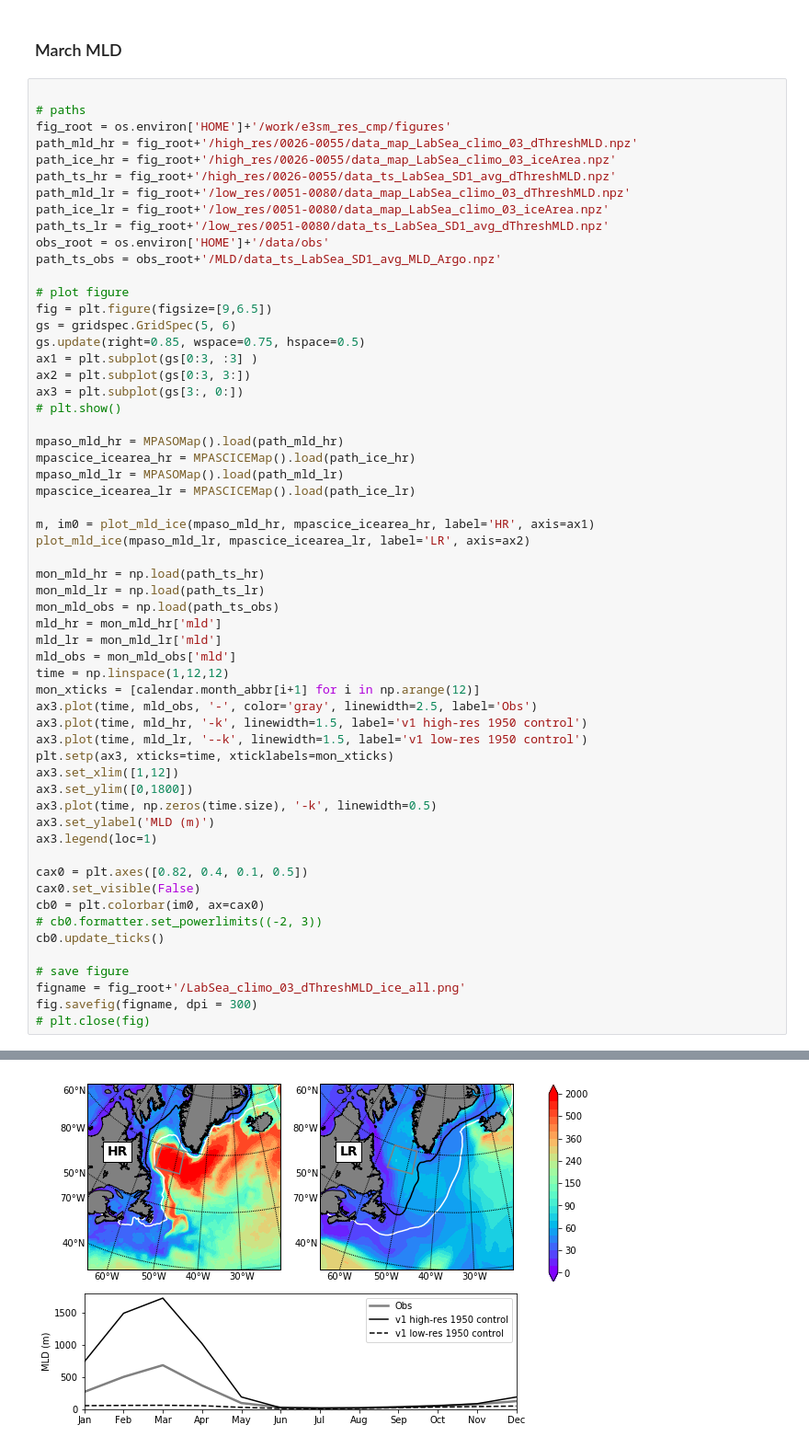
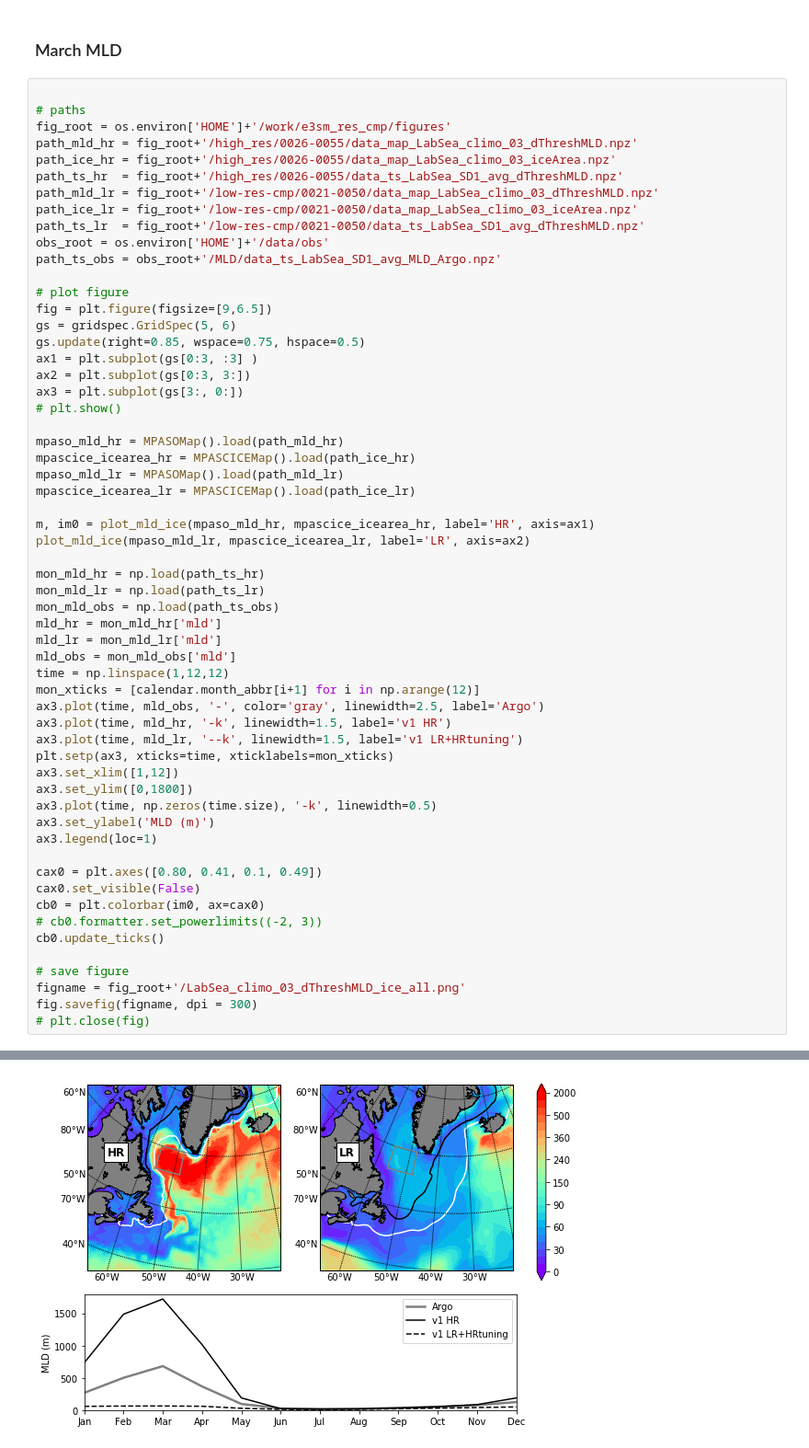
Before and after one commit to qingli411/mpasanalysis, a Jupyter notebook: plot_LabSea_MLD_all.ipynb, the cells around one changed output, grey strips where cells are left out. Shown at 92% size. Saved outputs shown, nothing was run; the diff lists cells and outputs as text.

Commit message:
Update plot MLD for v1 HR paper

```diff
--- a/plot_LabSea_MLD_all.ipynb
+++ b/plot_LabSea_MLD_all.ipynb
@@ -29,10 +33,10 @@ def plot_mld_ice(mpaso_mld, mpascice_icearea, label=None, axis=None):
 fig_root = os.environ['HOME']+'/work/e3sm_res_cmp/figures'
 path_mld_hr = fig_root+'/high_res/0026-0055/data_map_LabSea_climo_03_dThreshMLD.npz'
 path_ice_hr = fig_root+'/high_res/0026-0055/data_map_LabSea_climo_03_iceArea.npz'
-path_ts_hr = fig_root+'/high_res/0026-0055/data_ts_LabSea_SD1_avg_dThreshMLD.npz'
-path_mld_lr = fig_root+'/low_res/0051-0080/data_map_LabSea_climo_03_dThreshMLD.npz'
-path_ice_lr = fig_root+'/low_res/0051-0080/data_map_LabSea_climo_03_iceArea.npz'
-path_ts_lr = fig_root+'/low_res/0051-0080/data_ts_LabSea_SD1_avg_dThreshMLD.npz'
+path_ts_hr  = fig_root+'/high_res/0026-0055/data_ts_LabSea_SD1_avg_dThreshMLD.npz'
+path_mld_lr = fig_root+'/low-res-cmp/0021-0050/data_map_LabSea_climo_03_dThreshMLD.npz'
+path_ice_lr = fig_root+'/low-res-cmp/0021-0050/data_map_LabSea_climo_03_iceArea.npz'
+path_ts_lr  = fig_root+'/low-res-cmp/0021-0050/data_ts_LabSea_SD1_avg_dThreshMLD.npz'
 obs_root = os.environ['HOME']+'/data/obs'
 path_ts_obs = obs_root+'/MLD/data_ts_LabSea_SD1_avg_MLD_Argo.npz'
 
@@ -53,35 +57,35 @@ mpascice_icearea_lr = MPASCICEMap().load(path_ice_lr)
 m, im0 = plot_mld_ice(mpaso_mld_hr, mpascice_icearea_hr, label='HR', axis=ax1)
 plot_mld_ice(mpaso_mld_lr, mpascice_icearea_lr, label='LR', axis=ax2)
 
 mon_mld_hr = np.load(path_ts_hr)
 mon_mld_lr = np.load(path_ts_lr)
 mon_mld_obs = np.load(path_ts_obs)
 mld_hr = mon_mld_hr['mld']
 mld_lr = mon_mld_lr['mld']
 mld_obs = mon_mld_obs['mld']
 time = np.linspace(1,12,12)
 mon_xticks = [calendar.month_abbr[i+1] for i in np.arange(12)]
-ax3.plot(time, mld_obs, '-', color='gray', linewidth=2.5, label='Obs')
-ax3.plot(time, mld_hr, '-k', linewidth=1.5, label='v1 high-res 1950 control')
-ax3.plot(time, mld_lr, '--k', linewidth=1.5, label='v1 low-res 1950 control')
+ax3.plot(time, mld_obs, '-', color='gray', linewidth=2.5, label='Argo')
+ax3.plot(time, mld_hr, '-k', linewidth=1.5, label='v1 HR')
+ax3.plot(time, mld_lr, '--k', linewidth=1.5, label='v1 LR+HRtuning')
 plt.setp(ax3, xticks=time, xticklabels=mon_xticks)
 ax3.set_xlim([1,12])
 ax3.set_ylim([0,1800])
 ax3.plot(time, np.zeros(time.size), '-k', linewidth=0.5)
 ax3.set_ylabel('MLD (m)')
 ax3.legend(loc=1)
 
-cax0 = plt.axes([0.82, 0.4, 0.1, 0.5])
+cax0 = plt.axes([0.80, 0.41, 0.1, 0.49])
 cax0.set_visible(False)
 cb0 = plt.colorbar(im0, ax=cax0)
 # cb0.formatter.set_powerlimits((-2, 3))
 cb0.update_ticks()
 
 # save figure
 figname = fig_root+'/LabSea_climo_03_dThreshMLD_ice_all.png'
 fig.savefig(figname, dpi = 300)
 # plt.close(fig)
 # %% [output]
 Plotting map of MLD (density threshold) (m) at region 'LabSea'
 Plotting map of MLD (density threshold) (m) at region 'LabSea'
-[figure, old version]
+[figure, new version]
```
Also changed, not shown: parts of 1 cell of this notebook, 1 other file.
